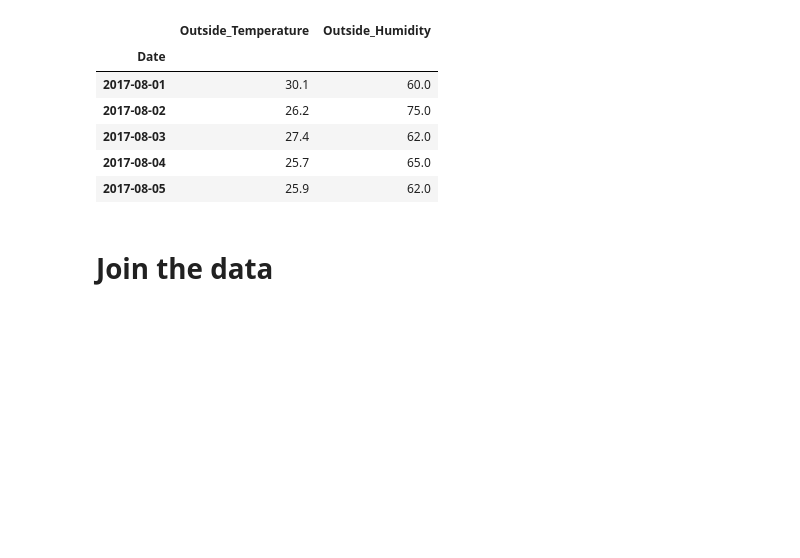
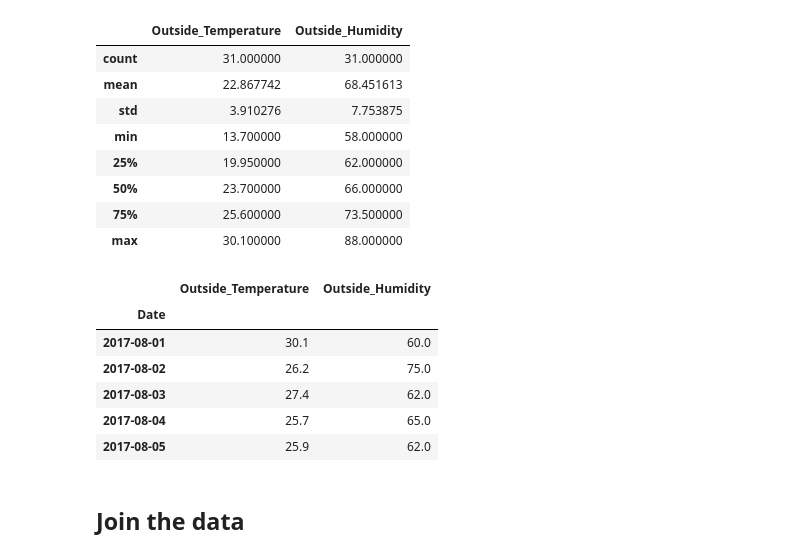
Before and after one commit to volderette/clairy, a Jupyter notebook: Clairy.ipynb, the cells around one changed output. Cells and saved outputs as stored; diff of their text form; code cells hidden in the pictures; blank space fills up the shorter version.

```diff
--- a/Clairy.ipynb
+++ b/Clairy.ipynb
@@ -66,21 +92,33 @@ data.tail()
 # %%
 # Wunderground
 
 hist_weather = hist_weather[hist_weather['Date'] != '<br>']
 hist_weather.Date = pd.to_datetime(hist_weather.Date)
 hist_weather.set_index('Date', inplace=True)
 hist_weather = hist_weather[['TemperatureAvgC','HumidityAvg']]
 hist_weather.columns = ['Outside_Temperature', 'Outside_Humidity']
+
+# Again, let's do a sanity check
+hist_weather.describe()
 hist_weather.head()
 # %% [output]
 |  | Outside_Temperature | Outside_Humidity |
-| Date |  |  |
-| 2017-08-01 | 30.1 | 60.0 |
-| 2017-08-02 | 26.2 | 75.0 |
-| 2017-08-03 | 27.4 | 62.0 |
-| 2017-08-04 | 25.7 | 65.0 |
-| 2017-08-05 | 25.9 | 62.0 |
+| count | 31.000000 | 31.000000 |
+| mean | 22.867742 | 68.451613 |
+| std | 3.910276 | 7.753875 |
+| min | 13.700000 | 58.000000 |
+| 25% | 19.950000 | 62.000000 |
+| 50% | 23.700000 | 66.000000 |
+| 75% | 25.600000 | 73.500000 |
+| max | 30.100000 | 88.000000 |
+|  | Outside_Temperature | Outside_Humidity |
+| Date |  |  |
+| 2017-08-01 | 30.1 | 60.0 |
+| 2017-08-02 | 26.2 | 75.0 |
+| 2017-08-03 | 27.4 | 62.0 |
+| 2017-08-04 | 25.7 | 65.0 |
+| 2017-08-05 | 25.9 | 62.0 |
 # %% [markdown]
-# Join the data
+## Join the data
 # %%
 joined = data.join(hist_weather, how='outer')
```
Also changed, not shown: parts of 12 cells of this notebook.
